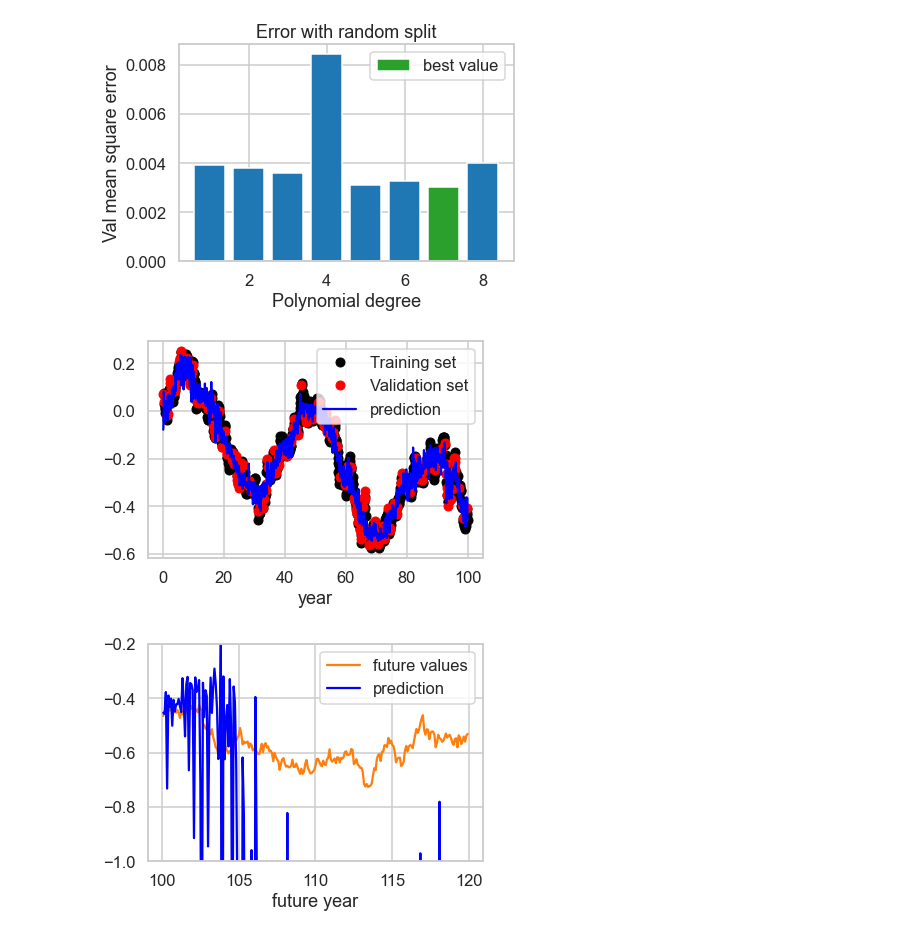
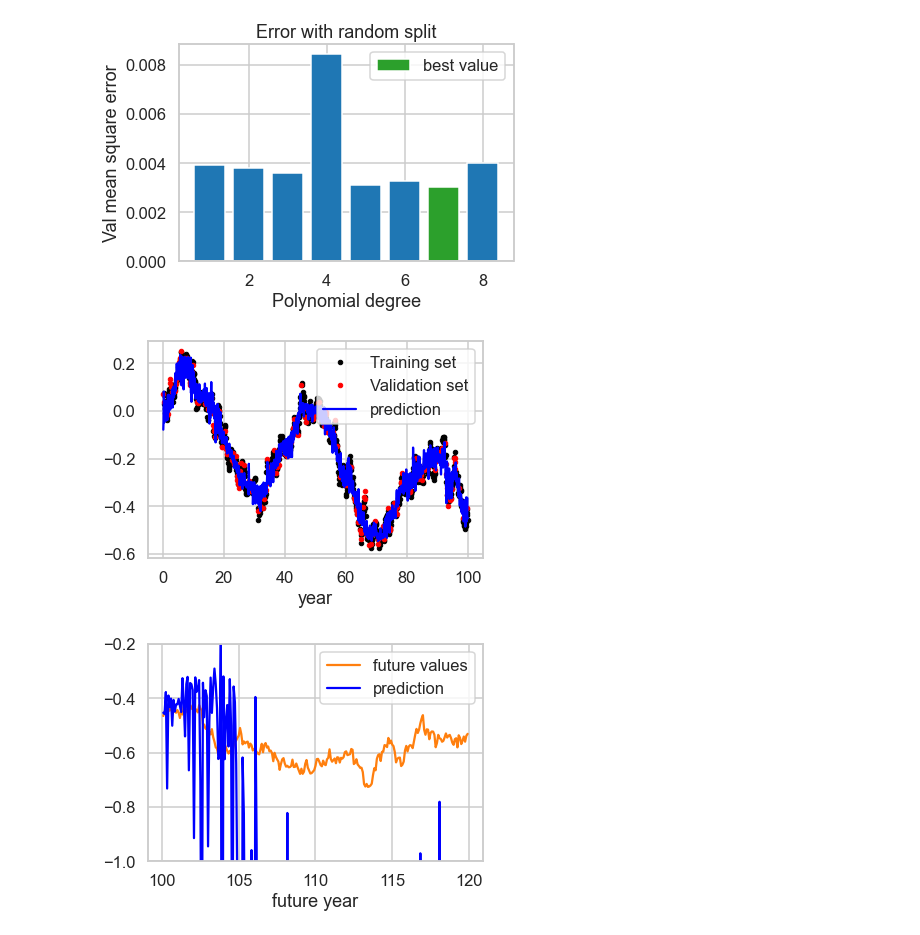
Before and after one commit to nansencenter/nersc_ml_course, a Jupyter notebook: presentation/course-2/ex_time_series_leakage.ipynb, the cells around one changed output. Cells and saved outputs as stored; diff of their text form; code cells hidden in the pictures.

Commit message:
update figs leak

```diff
--- a/presentation/course-2/ex_time_series_leakage.ipynb
+++ b/presentation/course-2/ex_time_series_leakage.ipynb
@@ -104,14 +104,16 @@ plt.savefig('figs/leak_bar_random.png')
 # %%
 y_pred = pipeline[7].predict(X)
 
-plt.plot(t[mask_train],y[mask_train],'ok',label='Training set')
-plt.plot(t[mask_val],y[mask_val],'or',label='Validation set')
+plt.plot(t[mask_train],y[mask_train],'.k',label='Training set')
+plt.plot(t[mask_val],y[mask_val],'.r',label='Validation set')
+plt.xlabel('year')
+plt.savefig('figs/leak_ts_random_nopred.png')
+
 plt.plot(t,y_pred,'-b',label='prediction')
-plt.xlabel('year')
 plt.legend()
 plt.savefig('figs/leak_ts_random.png')
 # %% [output]
-[figure, old version]
+[figure, new version]
 # %%
 ypred_test = pipeline[7].predict(Xall[mask_test])
 # %%
```
Also changed, not shown: parts of 1 cell of this notebook, 4 other files.
